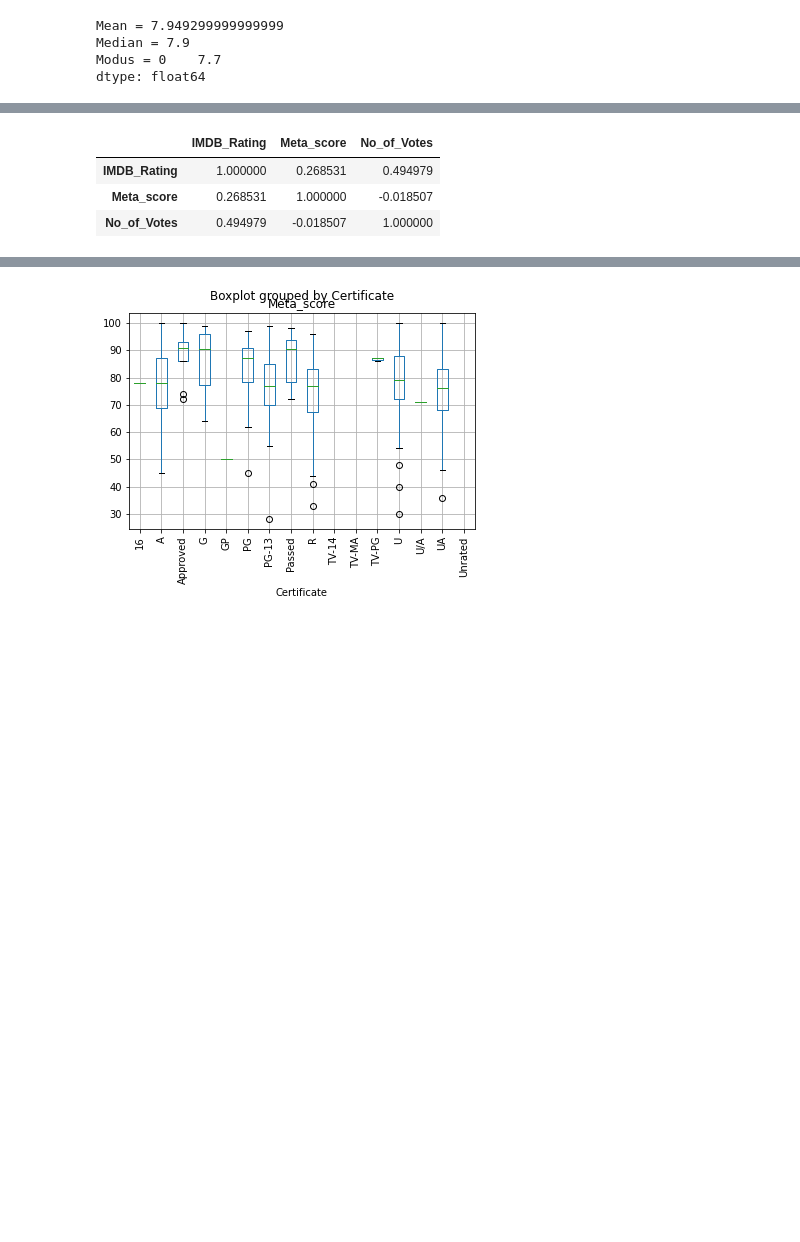
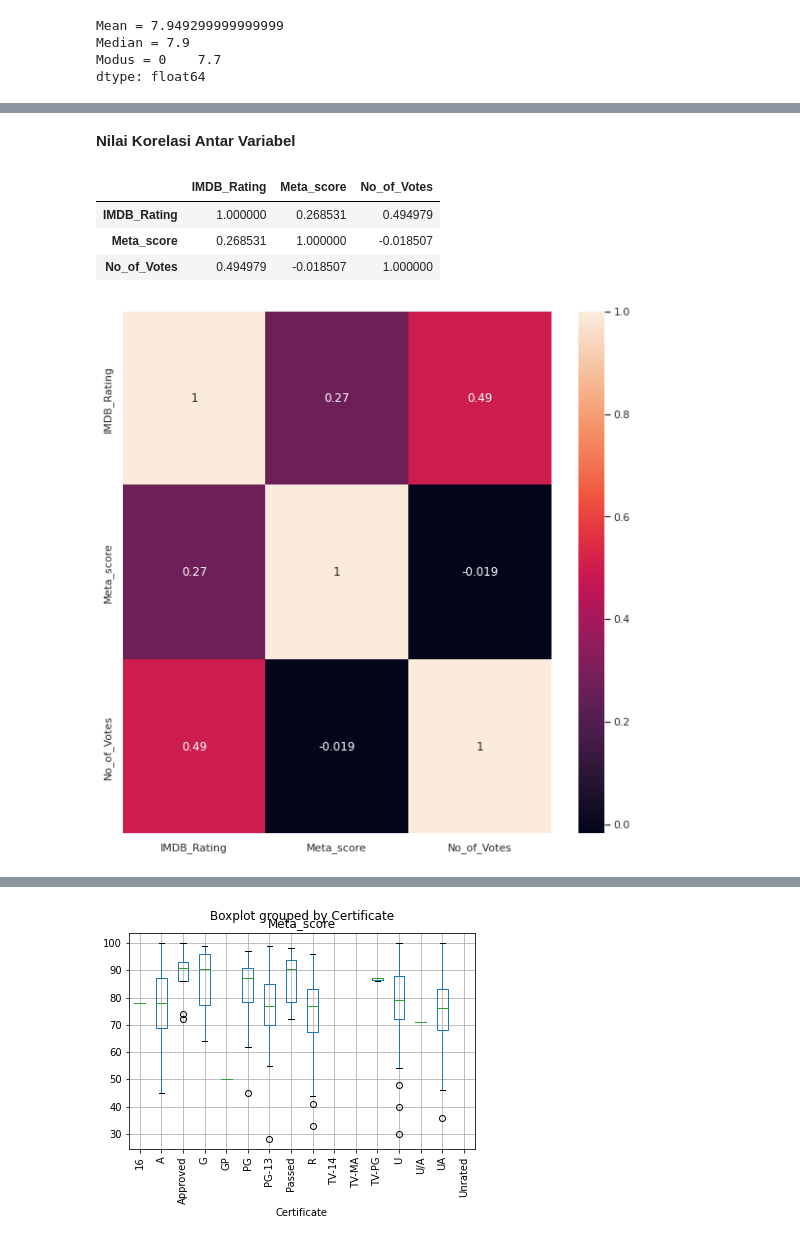
Before and after one commit to lailaknisa/lailaknisa.github.io, a Jupyter notebook: IMDB_Movie.ipynb, the cells around one changed output, grey strips where cells are left out. Saved outputs shown, nothing was run; the diff lists cells and outputs as text; code cells hidden in the pictures; blank space fills up the shorter version.

```diff
--- a/IMDB_Movie.ipynb
+++ b/IMDB_Movie.ipynb
@@ -48,3 +62,5 @@ dtype: float64
+# %% [markdown]
+**Nilai Korelasi Antar Variabel**
 # %%
 dtkorel=data.corr()
 dtkorel
@@ -53,3 +69,8 @@ dtkorel
 | IMDB_Rating | 1.000000 | 0.268531 | 0.494979 |
 | Meta_score | 0.268531 | 1.000000 | -0.018507 |
 | No_of_Votes | 0.494979 | -0.018507 | 1.000000 |
+# %%
+sns.heatmap(dtkorel, annot=True)
+sns.set(rc={'figure.figsize':(8,8)})
+# %% [output]
+[figure, added]
```
Also changed, not shown: parts of 5 cells of this notebook.
